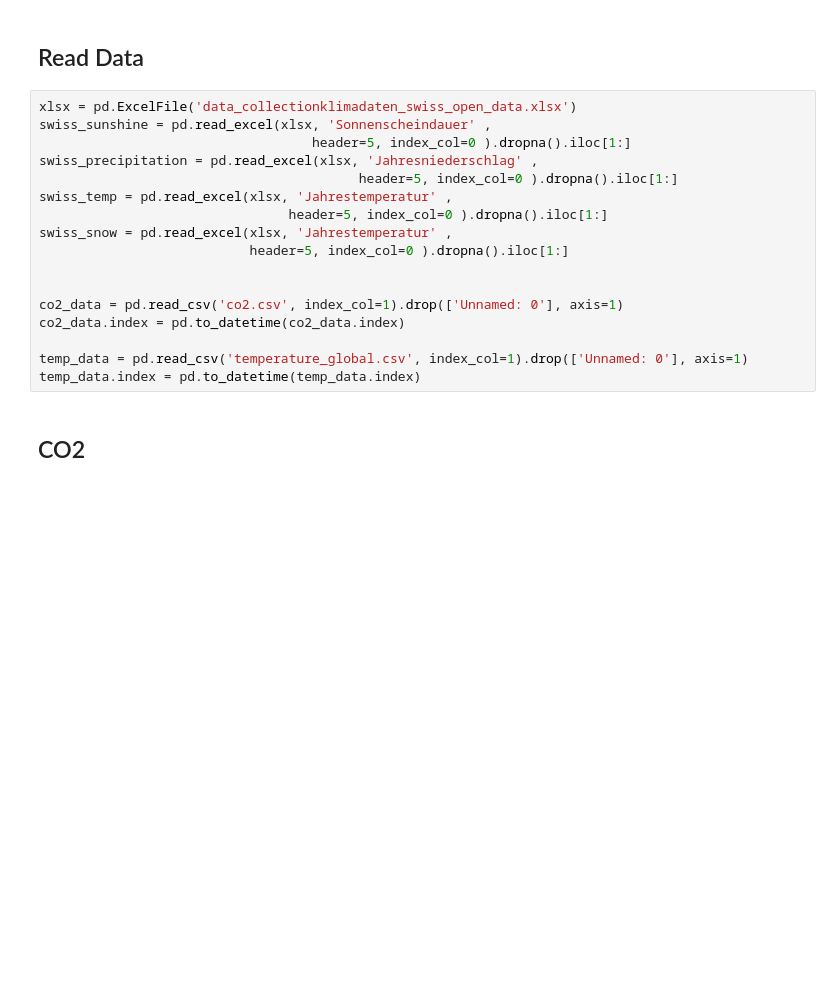
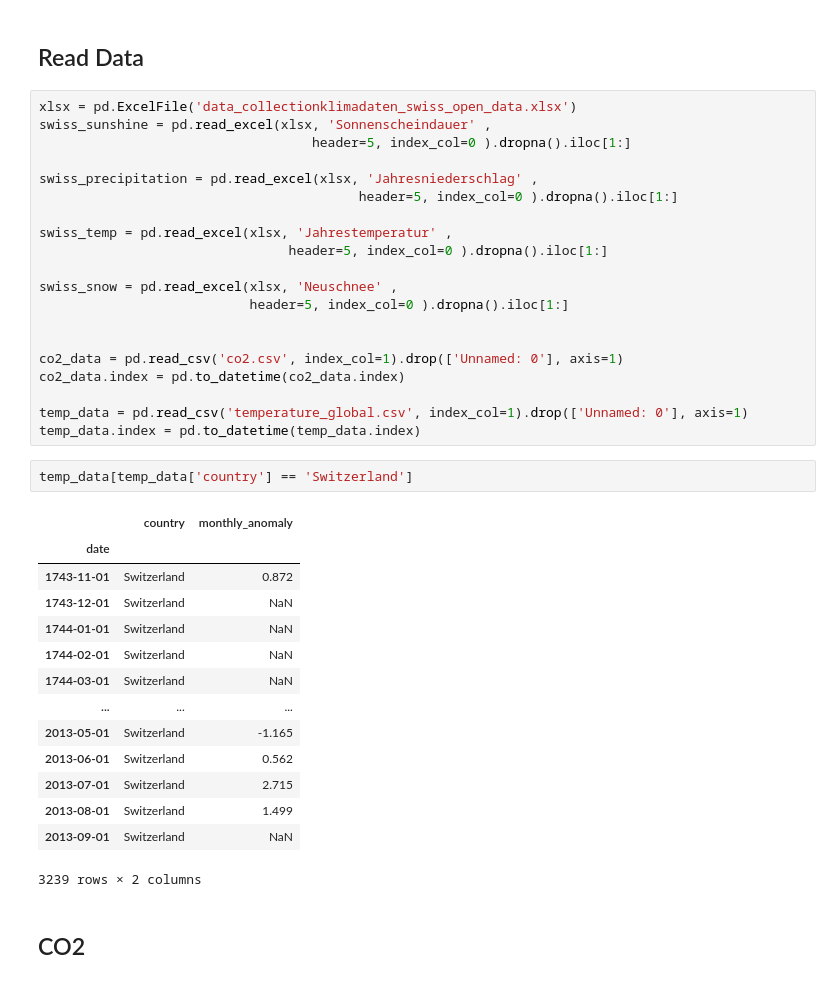
Before and after one commit to kenfus/FS2020-Project-Climate-Change, a Jupyter notebook: storytelling/EDA_Storytelling_Switzerland.ipynb, the cells around one changed output. Drawn from its saved outputs; the diff is of its cells as text; blank space fills up the shorter version.

```diff
--- a/storytelling/EDA_Storytelling_Switzerland.ipynb
+++ b/storytelling/EDA_Storytelling_Switzerland.ipynb
@@ -320,11 +322,14 @@ autocorr()
 xlsx = pd.ExcelFile('data_collectionklimadaten_swiss_open_data.xlsx')
 swiss_sunshine = pd.read_excel(xlsx, 'Sonnenscheindauer' ,
                                    header=5, index_col=0 ).dropna().iloc[1:]
+
 swiss_precipitation = pd.read_excel(xlsx, 'Jahresniederschlag' ,
                                          header=5, index_col=0 ).dropna().iloc[1:]
+
 swiss_temp = pd.read_excel(xlsx, 'Jahrestemperatur' ,
                                 header=5, index_col=0 ).dropna().iloc[1:]
-swiss_snow = pd.read_excel(xlsx, 'Jahrestemperatur' ,
+
+swiss_snow = pd.read_excel(xlsx, 'Neuschnee' ,
                            header=5, index_col=0 ).dropna().iloc[1:]
 
 
@@ -333,5 +338,22 @@ co2_data.index = pd.to_datetime(co2_data.index)
 
 temp_data = pd.read_csv('temperature_global.csv', index_col=1).drop(['Unnamed: 0'], axis=1)
 temp_data.index = pd.to_datetime(temp_data.index)
+# %%
+temp_data[temp_data['country'] == 'Switzerland']
+# %% [output]
+|  | country | monthly_anomaly |
+| date |  |  |
+| 1743-11-01 | Switzerland | 0.872 |
+| 1743-12-01 | Switzerland | NaN |
+| 1744-01-01 | Switzerland | NaN |
+| 1744-02-01 | Switzerland | NaN |
+| 1744-03-01 | Switzerland | NaN |
+| ... | ... | ... |
+| 2013-05-01 | Switzerland | -1.165 |
+| 2013-06-01 | Switzerland | 0.562 |
+| 2013-07-01 | Switzerland | 2.715 |
+| 2013-08-01 | Switzerland | 1.499 |
+| 2013-09-01 | Switzerland | NaN |
+3239 rows × 2 columns
 # %% [markdown]
 ##  CO2
```
Also changed, not shown: parts of 16 cells of this notebook, 2 other files.
